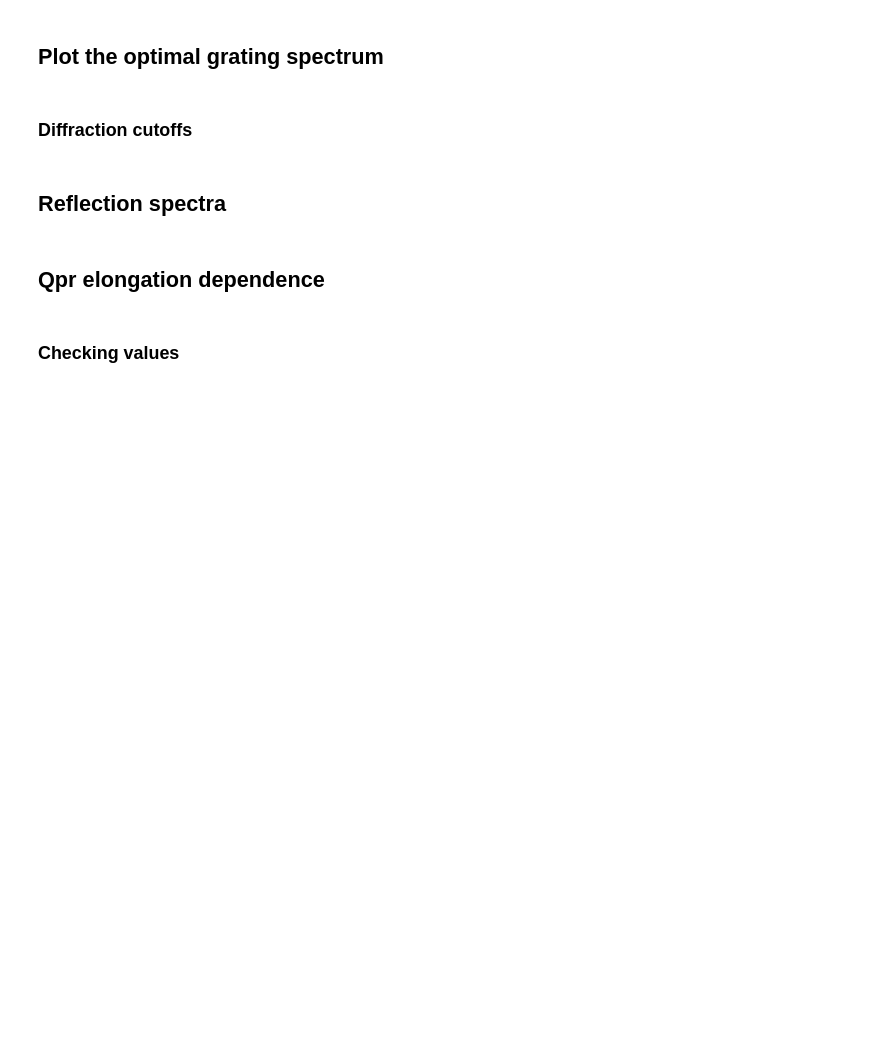
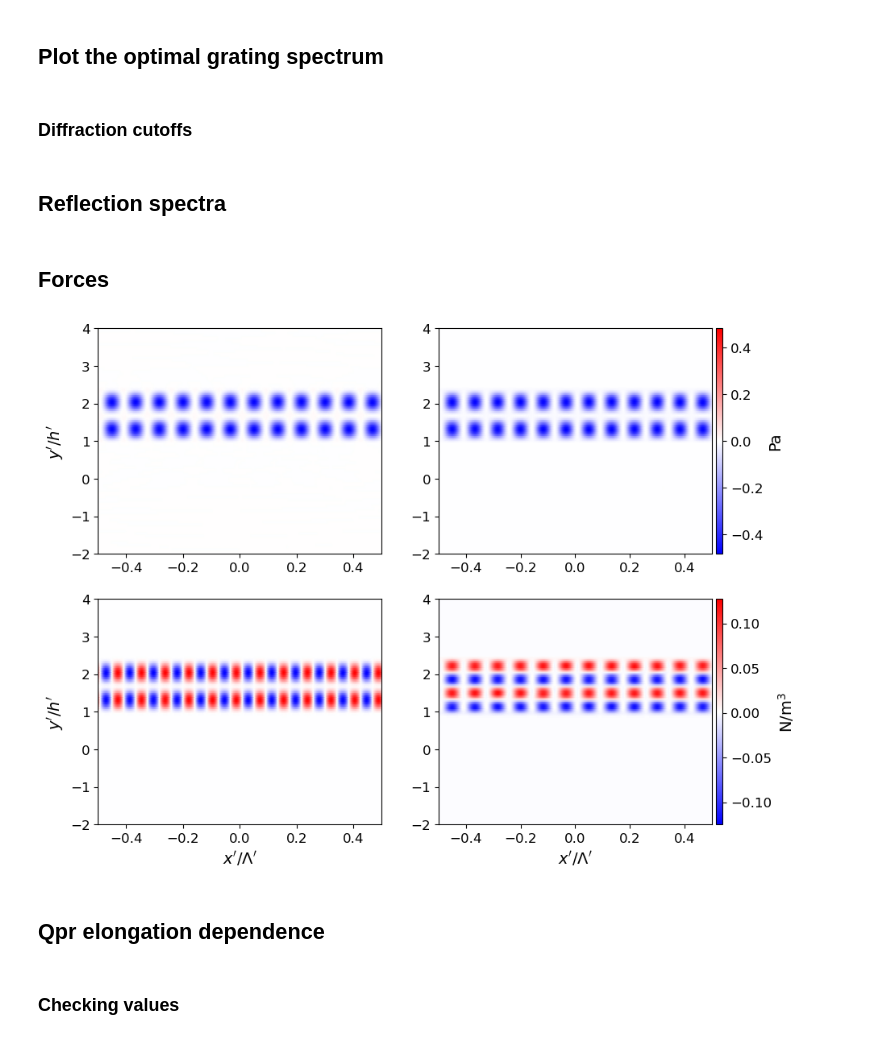
Before and after one commit to jadonylin/relativistic-lightsail-dynamics, a Jupyter notebook: Optimisation/run_parallel_extract.ipynb, the cells around one changed output. Drawn from its saved outputs; the diff is of its cells as text; code cells hidden in the pictures; blank space fills up the shorter version.

Commit message:
Test show_forces function

```diff
--- a/Optimisation/run_parallel_extract.ipynb
+++ b/Optimisation/run_parallel_extract.ipynb
@@ -335,6 +318,15 @@ r_fig.savefig(save_fname + f"/opt{optimum_number}_" + quantity + ftype, bbox_inc
 PDangle_fig.savefig(save_fname + f"/opt{optimum_number}_PD" + quantity + ftype, bbox_inches="tight")
 PDwavelength_fig.savefig(save_fname + f"/opt{optimum_number}_PD" + quantity + "wavelength" + ftype, bbox_inches="tight")
 # rangle_fig.savefig(save_fname + f"/opt{optimum_number}_rangle" + ftype, bbox_inches="tight")
+# %% [markdown]
+## Forces
+# %%
+h = grating.to_numpy(grating.grating_depth)
+ys = np.linspace(-2*h, 4*h, 100)
+
+force_fig, force_ax = grating.show_forces(ys, show_eps_profile=False)
+# %% [output]
+[figure, added]
 # %% [markdown]
 ## Qpr elongation dependence
 # %% [markdown]
```
Also changed, not shown: parts of 3 cells of this notebook.
